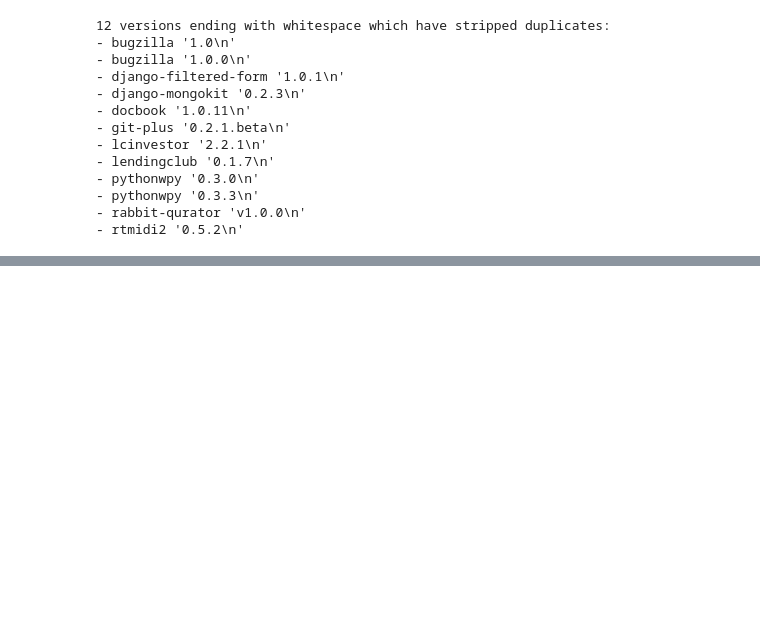
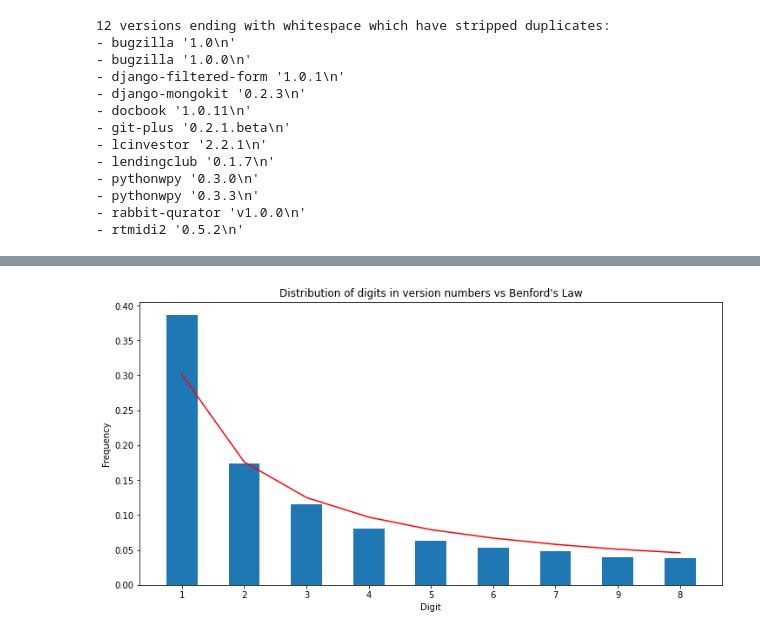
Before and after one commit to piwheels/stats, a Jupyter notebook: pypi.ipynb, the cells around one changed output, grey strips where cells are left out. Drawn from its saved outputs; the diff is of its cells as text; code cells hidden in the pictures; blank space fills up the shorter version.

Commit message:
Add Benford's Law

```diff
--- a/pypi.ipynb
+++ b/pypi.ipynb
@@ -67,6 +67,22 @@ def pie_from_counter(c, title='', save=None):
     fig.gca().add_artist(centre_circle)
     if save:
         plt.savefig(save + '.png')
+# %%
+def bar_from_counter_with_benford(c, title='', xlabel='', ylabel='', save=None):
+    mc = c.most_common()
+    total = sum(c.values())
+    x = [char for char, n in mc]
+    y = [n / total for char, n in mc]
+    benford = [0.301, 0.176, 0.125, 0.097, 0.079, 0.067, 0.058, 0.051, 0.046]
+
+    plt.plot(range(len(benford)), benford, color='red')
+    plt.bar(x, y, width=0.5)
+    plt.title(title)
+    plt.xlabel(xlabel)
+    plt.xticks(x)
+    plt.ylabel(ylabel)
+    if save:
+        plt.savefig(save + '.png')
 # %%
 packages = get_pypi_packages()
 # %%
@@ -465,3 +481,13 @@ for pkg, ver in sorted(stripped_dupe_pkgs):
 - pythonwpy '0.3.3\n'
 - rabbit-qurator 'v1.0.0\n'
 - rtmidi2 '0.5.2\n'
+# %%
+def is_strictly_numeric(version):
+    return all(char in '0123456789.' for char in version)
+
+def digits_only(version):
+    return ''.join(d for d in version if d in '123456789')
+# %%
+strictly_numeric_versions = [digits_only(v) for v in versions if is_strictly_numeric(v)]
+# %%
+numbers_from_versions = Counter(chain.from_iterable(strictly_numeric_versions))
@@ -467,0 +506,10 @@ for pkg, ver in sorted(stripped_dupe_pkgs):
+# %%
+bar_from_counter_with_benford(
+    numbers_from_versions,
+    title="Distribution of digits in version numbers vs Benford's Law",
+    xlabel='Digit',
+    ylabel='Frequency',
+    save='bar_with_benford'
+)
+# %% [output]
+[figure, added]
```
Also changed, not shown: parts of 5 cells of this notebook.
